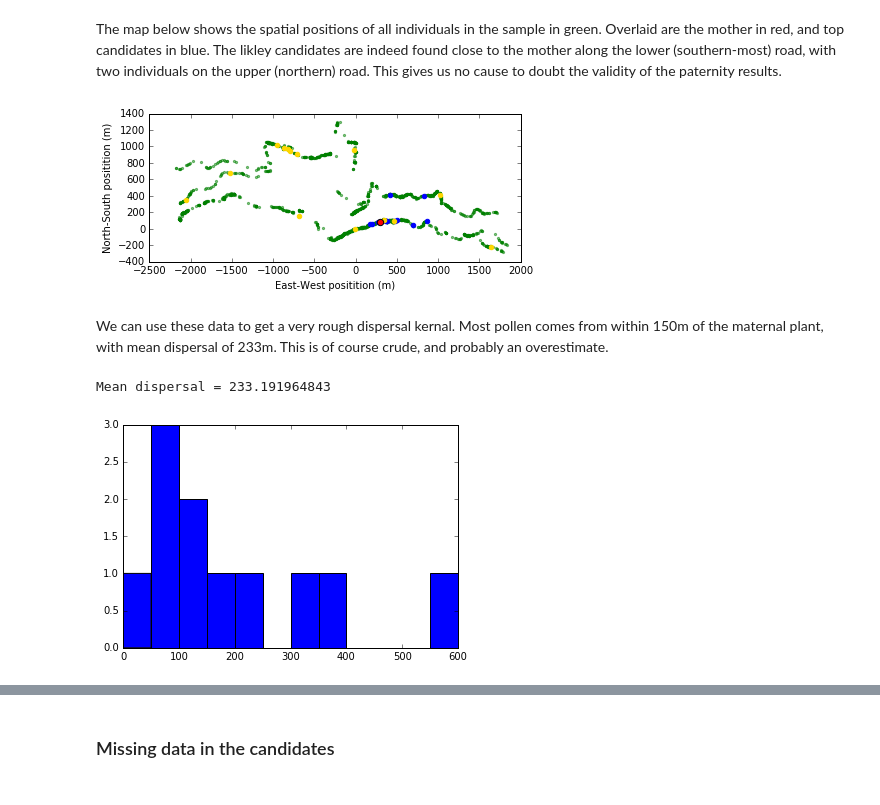
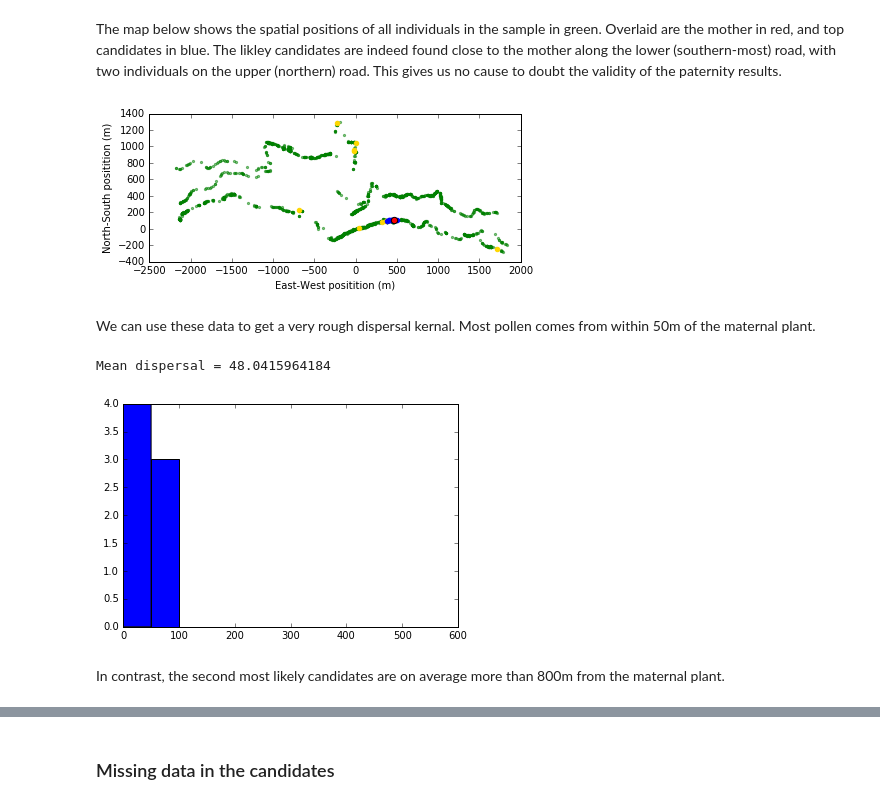
Before and after one commit to ellisztamas/faps, a Jupyter notebook: manuscript_faps/analysis/A. majus data for 2012.ipynb, the cells around one changed output, grey strips where cells are left out. Drawn from its saved outputs; the diff is of its cells as text; code cells hidden in the pictures.

```diff
--- a/manuscript_faps/analysis/A. majus data for 2012.ipynb
+++ b/manuscript_faps/analysis/A. majus data for 2012.ipynb
@@ -280,7 +250,7 @@ Cluster the family into sibships. I have set the proportion of missing parents t
 # %%
 allele_freqs = adults.allele_freqs() # population allele frequencies
-m9_patlik    = paternity_array(m9_progeny, m9_mother, adults, allele_freqs, 0.0015, missing_parents=0.1)
-m9_sc        = sibship_clustering(m9_patlik, 10000)
+ex_patlik    = paternity_array(ex_progeny, ex_mother, adults, allele_freqs, 0.0015, missing_parents=0.1)
+ex_sc        = sibship_clustering(ex_patlik, 1000)
 # %% [markdown]
 We can first look at the dendrogram of relatedness between individuals derived from the array of paternity likleihoods.
 # %%
@@ -303,11 +273,11 @@ print np.exp(m9_sc.prob_partitions.max())
 # %% [markdown]
 We can recover posterior probabilties of paternity for each candidate on each offspring using `prob_paternity`. For most offspring, there is a single candidate with a probability of paternity close to one.
 # %%
-postpat = m9_sc.prob_paternity()
+postpat = ex_sc.prob_paternity()
 
 # names of most probable candidates
-mx = np.array([np.where(postpat[i].max() == postpat[i])[0][0] for i in range(m9_progeny.size)])
+mx = np.array([np.where(postpat[i].max() == postpat[i])[0][0] for i in range(ex_progeny.size)])
 
 from pandas import DataFrame as df
-df([adults.names[mx], np.exp(postpat.max(1))])
+df([adults.names[mx], np.exp(postpat.max(1))]).T
 # %% [output]
@@ -328,14 +300,0 @@ Offspring 7 clusters just outside this family, but is assigned to a family on it
-# %%
-fig = plt.figure(figsize=(15,6))
-
-i = 7
-pp1 = fig.add_subplot(1,2,1)
-pp1.scatter(m9_patlik.prob_array[i], postpat[i])
-pp1.set_xlabel('Log probability before clustering')
-pp1.set_ylabel('Log probability after clustering')
-
-i= 20
-pp2 = fig.add_subplot(1,2,2)
-pp2.scatter(m9_patlik.prob_array[i], postpat[i])
-pp2.set_xlabel('Log probability before clustering')
-pp2.set_ylabel('Log probability after clustering')
@@ -365,9 +321,9 @@ fs.set_xlabel('Family size')
 # %% [markdown]
 Intuitively, one would expect most pollen donors to be fairly close to the mother. Since the most probable partition had fairly strong support and identified a set of candidates with posterior probabilities close to one, it is reasonable to use these individuals to get an idea of where the pollen donors are to be found.
 # %%
-ix =[i for i in range(len(gps_lab)) if gps_lab[i] in adults.names[ux]]
+ix =[i for i in range(len(gps_lab)) if gps_lab[i] in adults.names[mx]]
 gps_cands = gps_pos[ix]
-gps_m9 =  gps_pos[gps_lab == "M0009"].squeeze()
+gps_ex =  gps_pos[gps_lab == "L1872"].squeeze()
 # %% [markdown]
 The map below shows the spatial positions of all individuals in the sample in green. Overlaid are the mother in red, and top candidates in blue. The likley candidates are indeed found close to the mother along the lower (southern-most) road, with two individuals on the upper (northern) road. This gives us no cause to doubt the validity of the paternity results.
 # %%
@@ -382,23 +338,25 @@ plt.xlabel('East-West positition (m)')
 plt.ylabel('North-South positition (m)')
 plt.xlim(-2500,2000)
 plt.scatter(gps_pos[:,0],  gps_pos[:,1], s=5, color='green', alpha=0.5)
+plt.scatter(gps_sec[:,0],  gps_sec[:,1], color='gold')
 plt.scatter(gps_cands[:,0],gps_cands[:,1], color='blue')
-plt.scatter(gps_sec[:,0],  gps_sec[:,1], color='gold')
-plt.scatter(gps_m9[0], gps_m9[1], color='red', s=40, edgecolors='black')
-#fig.savefig('../figures/top_candidates_map.eps', bbox_inches='tight', pad_inches=0.1)
+plt.scatter(gps_ex[0], gps_ex[1], color='red', s=40, edgecolors='black')
+fig.savefig('../figures/top_candidates_map.eps', bbox_inches='tight', pad_inches=0.1)
 # %% [output]
-[figure, old version]
+[figure, new version]
 # %% [markdown]
-We can use these data to get a very rough dispersal kernal. Most pollen comes from within 150m of the maternal plant, with mean dispersal of 233m. This is of course crude, and probably an overestimate.
+We can use these data to get a very rough dispersal kernal. Most pollen comes from within 50m of the maternal plant.
 # %%
-dists = np.sqrt((gps_m9[0] - gps_cands[:,0])**2 + (gps_m9[1] - gps_cands[:,1])**2)
+dists = np.sqrt((gps_ex[0] - gps_cands[:,0])**2 + (gps_ex[1] - gps_cands[:,1])**2)
 print "Mean dispersal =",mean(dists)
 
 plt.hist(dists, bins=np.arange(0,650,50))
 plt.show()
 # %% [output]
-Mean dispersal = 233.191964843
+Mean dispersal = 48.0415964184
-[figure, old version]
+[figure, new version]
+# %% [markdown]
+In contrast, the second most likely candidates are on average more than 800m from the maternal plant.
 # %%
 dists2 = np.sqrt((gps_m9[0] - gps_sec[:,0])**2 + (gps_m9[1] - gps_sec[:,1])**2)
 print "Mean dispersal =",mean(dists2)
```
Also changed, not shown: parts of 30 cells of this notebook, 3 other files.
